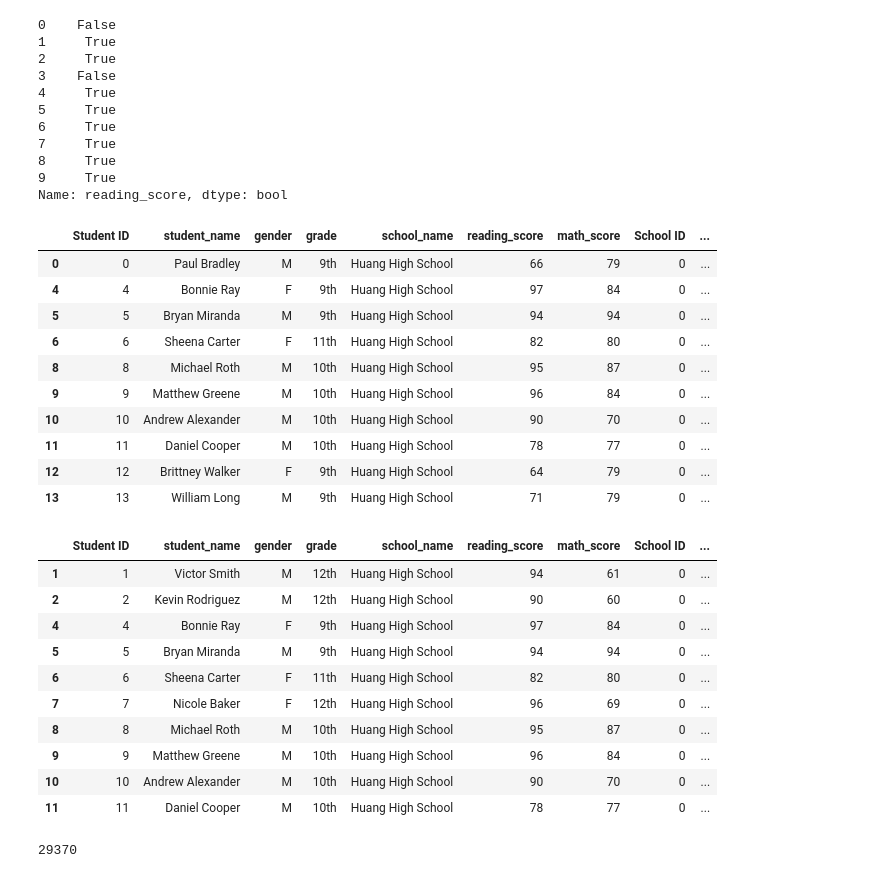
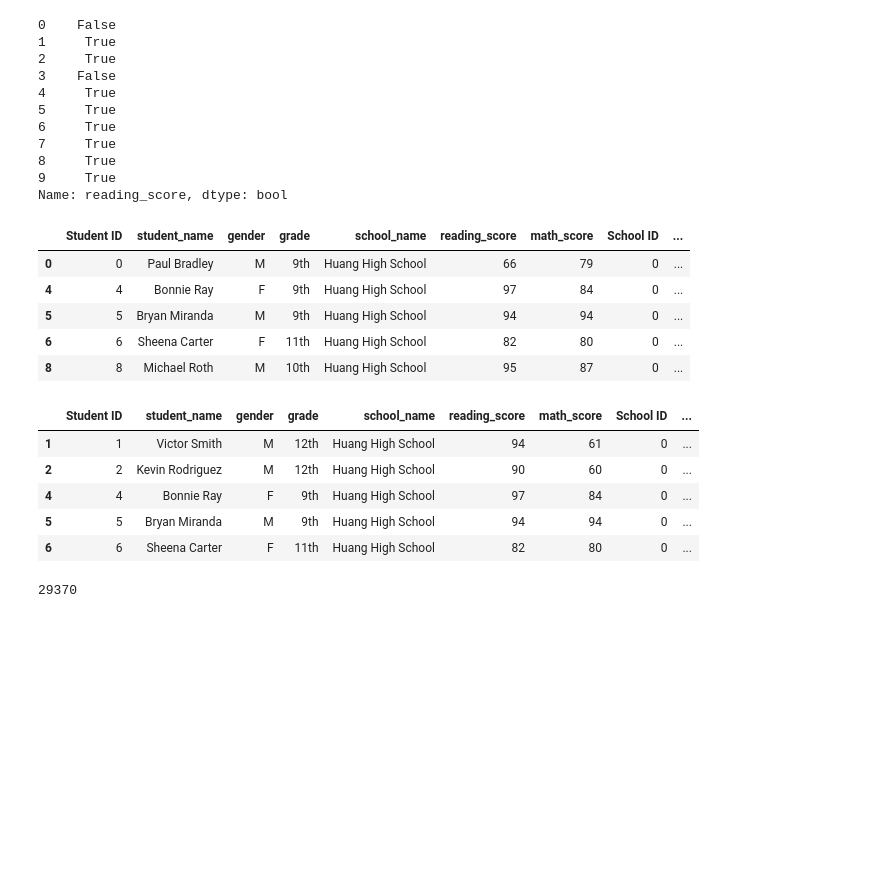
Before and after one commit to noelpdot/School_District_Analysis, a Jupyter notebook: PyCitySchools.ipynb, the cells around one changed output. Drawn from its saved outputs; the diff is of its cells as text; code cells hidden in the pictures; blank space fills up the shorter version.

```diff
--- a/PyCitySchools.ipynb
+++ b/PyCitySchools.ipynb
@@ -318,25 +318,20 @@ Name: reading_score, dtype: bool
 # %%
 # get all students who are passing math in a new df
 
 passing_math = school_data_complete_df[school_data_complete_df.math_score >= 70]
-passing_math.head(10)
+passing_math.head()
 # %% [output]
 |  | Student ID | student_name | gender | grade | school_name | reading_score | math_score | School ID | ... |
 | 0 | 0 | Paul Bradley | M | 9th | Huang High School | 66 | 79 | 0 | ... |
 | 4 | 4 | Bonnie Ray | F | 9th | Huang High School | 97 | 84 | 0 | ... |
 | 5 | 5 | Bryan Miranda | M | 9th | Huang High School | 94 | 94 | 0 | ... |
 | 6 | 6 | Sheena Carter | F | 11th | Huang High School | 82 | 80 | 0 | ... |
 | 8 | 8 | Michael Roth | M | 10th | Huang High School | 95 | 87 | 0 | ... |
-| 9 | 9 | Matthew Greene | M | 10th | Huang High School | 96 | 84 | 0 | ... |
-| 10 | 10 | Andrew Alexander | M | 10th | Huang High School | 90 | 70 | 0 | ... |
-| 11 | 11 | Daniel Cooper | M | 10th | Huang High School | 78 | 77 | 0 | ... |
-| 12 | 12 | Brittney Walker | F | 9th | Huang High School | 64 | 79 | 0 | ... |
-| 13 | 13 | William Long | M | 9th | Huang High School | 71 | 79 | 0 | ... |
 # %%
 # getting all students who are passing reading in a new df
 
 passing_reading = school_data_complete_df[school_data_complete_df.reading_score >= 70]
-passing_reading.head(10)
+passing_reading.head()
 # %% [output]
 |  | Student ID | student_name | gender | grade | school_name | reading_score | math_score | School ID | ... |
 | 1 | 1 | Victor Smith | M | 12th | Huang High School | 94 | 61 | 0 | ... |
@@ -344,11 +339,6 @@ passing_reading.head(10)
 | 4 | 4 | Bonnie Ray | F | 9th | Huang High School | 97 | 84 | 0 | ... |
 | 5 | 5 | Bryan Miranda | M | 9th | Huang High School | 94 | 94 | 0 | ... |
 | 6 | 6 | Sheena Carter | F | 11th | Huang High School | 82 | 80 | 0 | ... |
-| 7 | 7 | Nicole Baker | F | 12th | Huang High School | 96 | 69 | 0 | ... |
-| 8 | 8 | Michael Roth | M | 10th | Huang High School | 95 | 87 | 0 | ... |
-| 9 | 9 | Matthew Greene | M | 10th | Huang High School | 96 | 84 | 0 | ... |
-| 10 | 10 | Andrew Alexander | M | 10th | Huang High School | 90 | 70 | 0 | ... |
-| 11 | 11 | Daniel Cooper | M | 10th | Huang High School | 78 | 77 | 0 | ... |
 # %%
 passing_math["student_name"].count()
 # %% [output]
```
Also changed, not shown: parts of 26 cells of this notebook.
